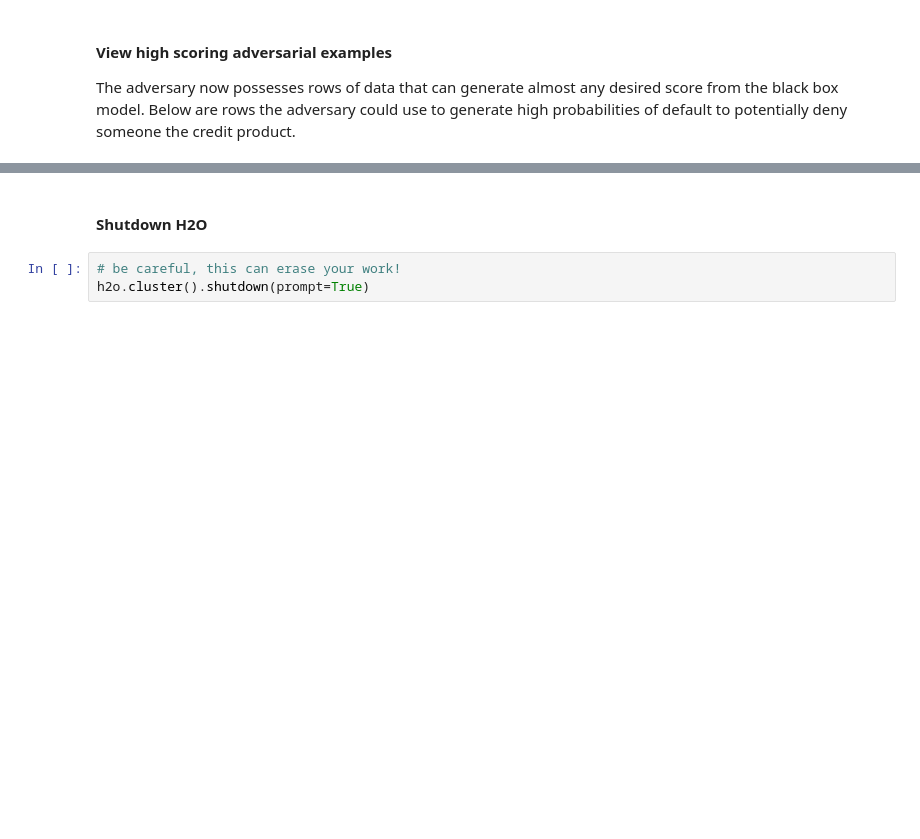
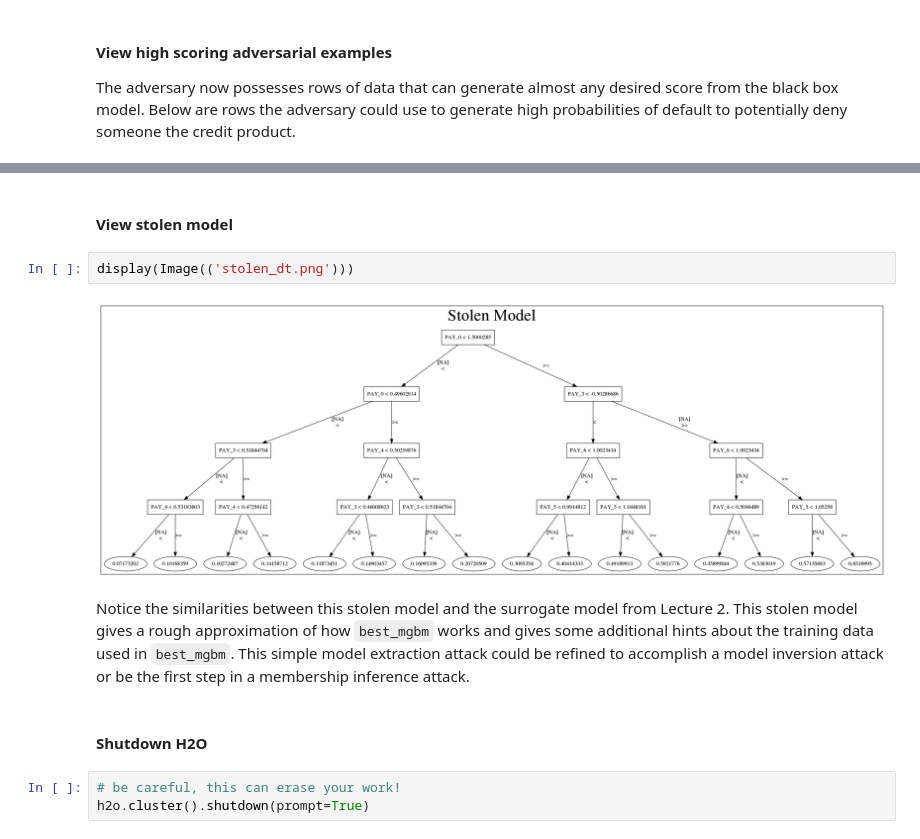
Before and after one commit to jphall663/GWU_rml, a Jupyter notebook: lecture_4.ipynb, the cells around one changed output, grey strips where cells are left out. Saved outputs shown, nothing was run; the diff lists cells and outputs as text; blank space fills up the shorter version.

Commit message:
add model extraction attack

```diff
--- a/lecture_4.ipynb
+++ b/lecture_4.ipynb
@@ -362,3 +393,11 @@ adversary_frame.sort_values(by='p_DEFAULT_NEXT_MONTH').tail(n=3) # 3 highest sco
+# %% [markdown]
+#### View stolen model
+# %%
+display(Image(('stolen_dt.png')))
+# %% [output]
+[figure, added]
+# %% [markdown]
+Notice the similarities between this stolen model and the surrogate model from Lecture 2. This stolen model gives a rough approximation of how `best_mgbm` works and gives some additional hints about the training data used in `best_mgbm`. This simple model extraction attack could be refined to accomplish a model inversion attack or be the first step in a membership inference attack.
 # %% [markdown]
 #### Shutdown H2O
 # %%
```
Also changed, not shown: parts of 12 cells of this notebook, 1 other file.
